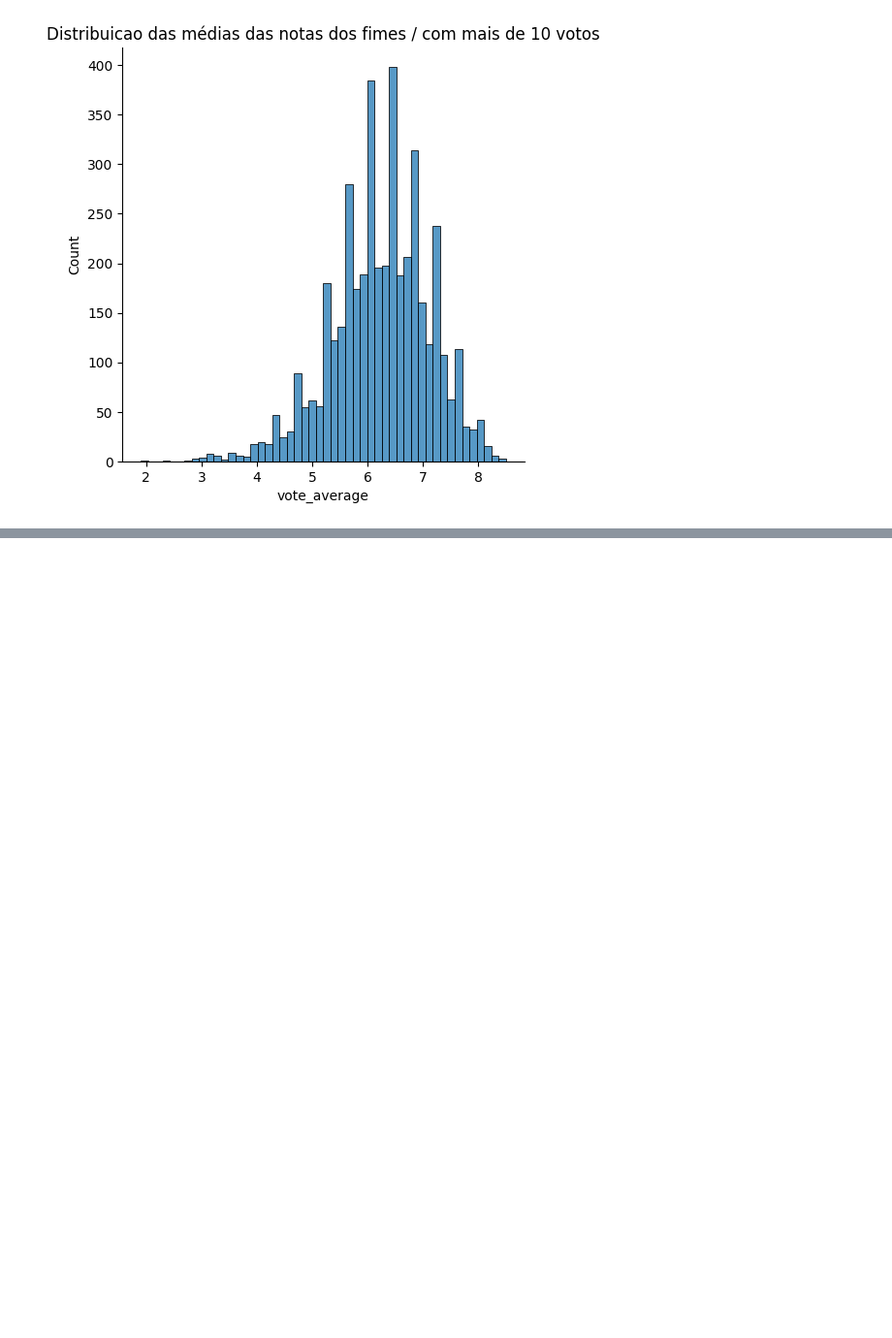
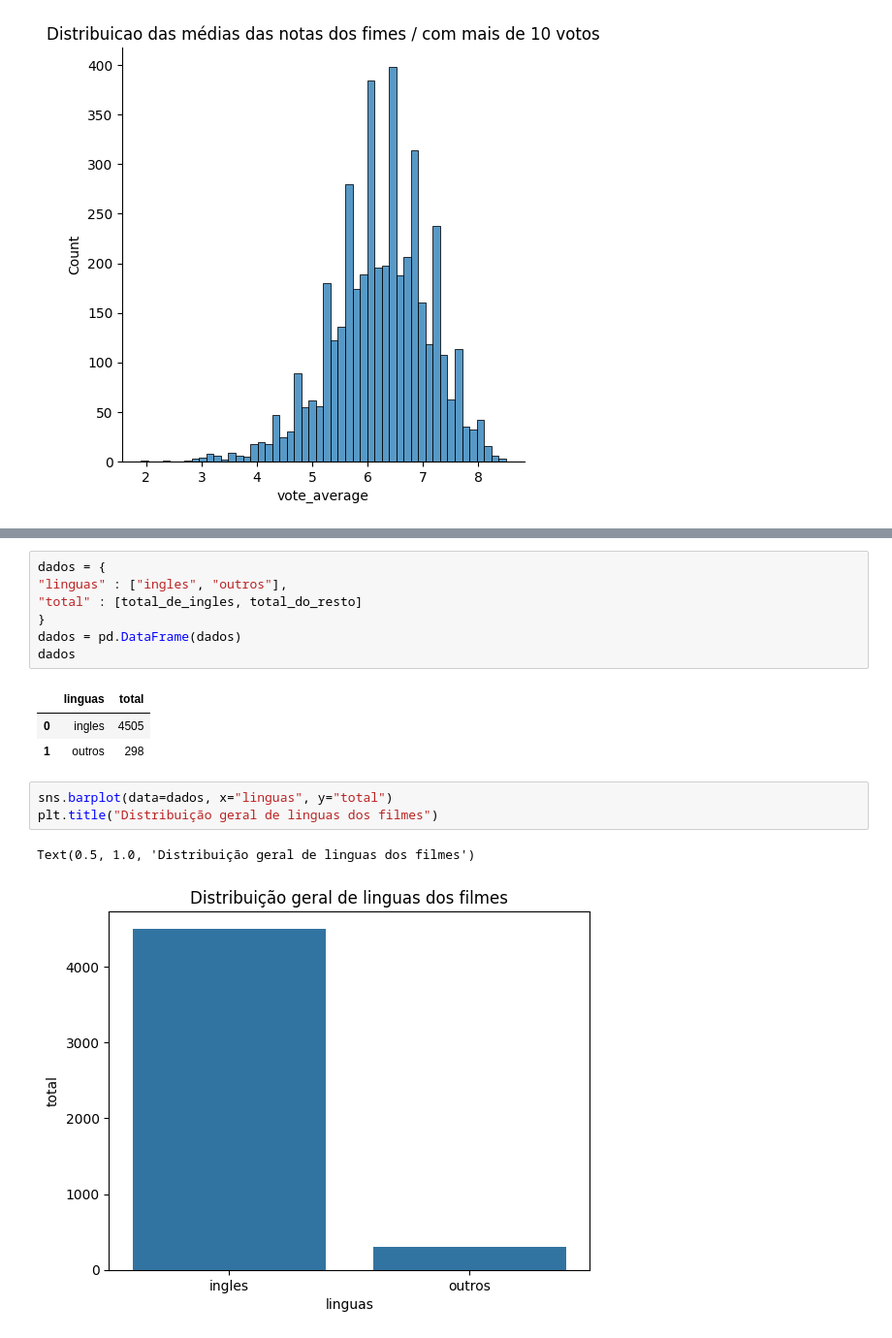
Before and after one commit to patrianegovi/cursoalura_datascience, a Jupyter notebook: Introducao_a_data_science.ipynb, the cells around one changed output, grey strips where cells are left out. Shown at 97% size. Drawn from its saved outputs; the diff is of its cells as text; blank space fills up the shorter version.

```diff
--- a/Introducao_a_data_science.ipynb
+++ b/Introducao_a_data_science.ipynb
@@ -569,0 +618,17 @@ plt.show() #mostrar grafico
+# %%
+dados = {
+"linguas" : ["ingles", "outros"],
+"total" : [total_de_ingles, total_do_resto]
+}
+dados = pd.DataFrame(dados)
+dados
+# %% [output]
+|  | linguas | total |
+| 0 | ingles | 4505 |
+| 1 | outros | 298 |
+# %%
+sns.barplot(data=dados, x="linguas", y="total")
+plt.title("Distribuição geral de linguas dos filmes")
+# %% [output]
+Text(0.5, 1.0, 'Distribuição geral de linguas dos filmes')
+[figure, added]
```
Also changed, not shown: parts of 17 cells of this notebook.
